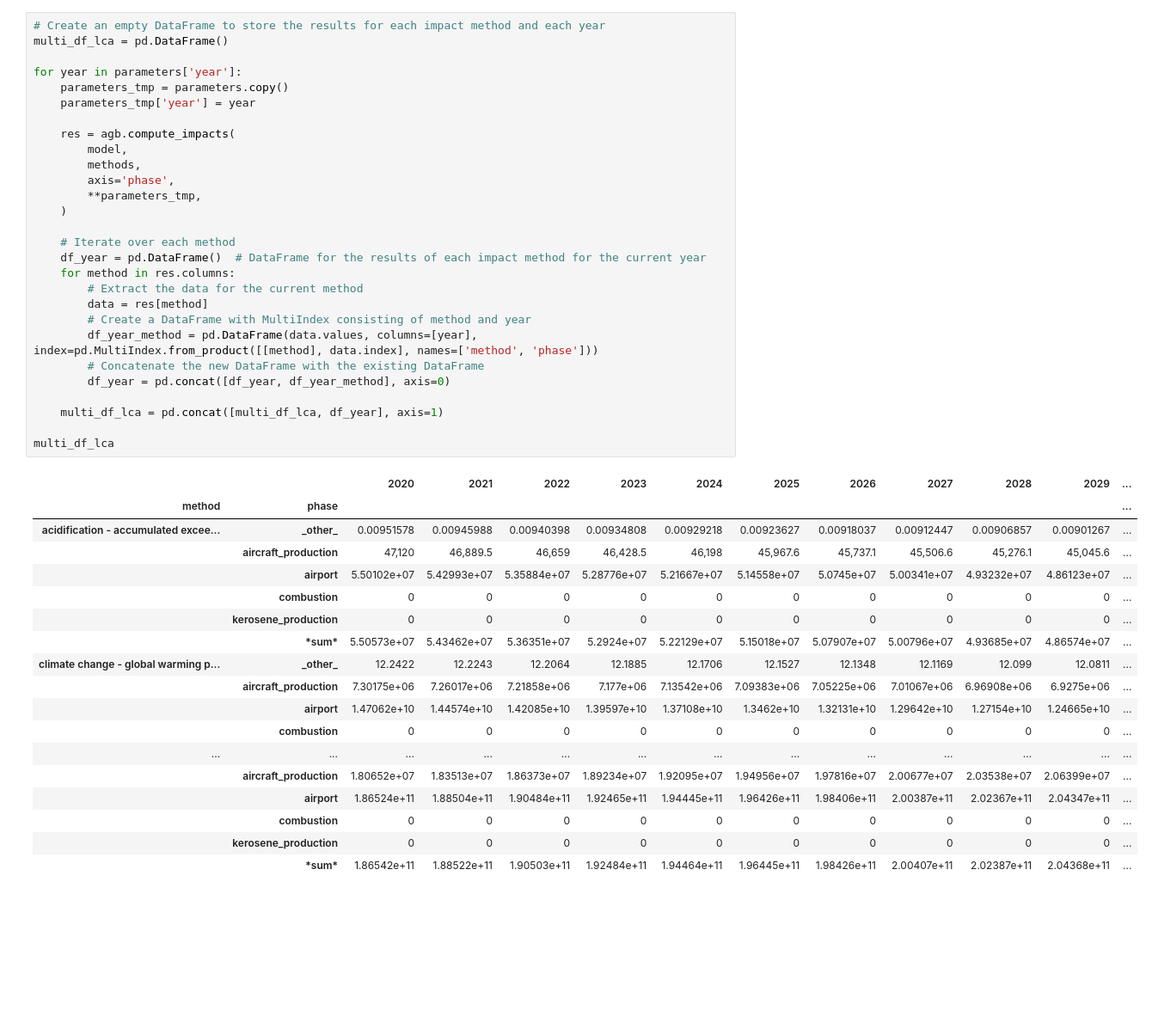
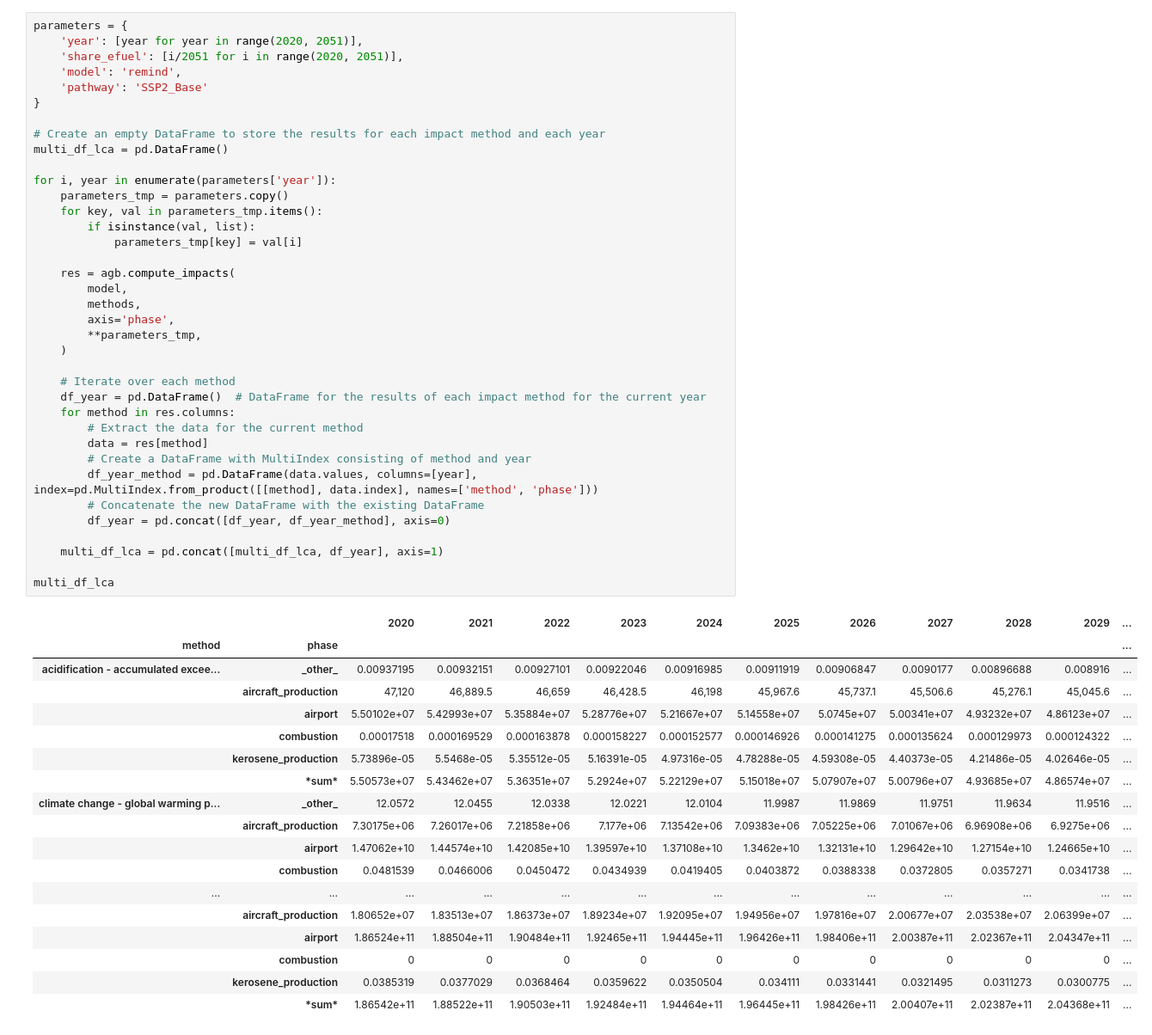
Before and after one commit to felixpollet/LCAv, a Jupyter notebook: lcav/notebook/test_premise.ipynb, the cells around one changed output. Shown at 86% size. Cells and saved outputs as stored; diff of their text form; blank space fills up the shorter version.

```diff
--- a/lcav/notebook/test_premise.ipynb
+++ b/lcav/notebook/test_premise.ipynb
@@ -116,49 +154,58 @@ res
 | 2058 | 3.33958e+07 | 6.78011e+09 | 3.17338e+09 | 2.46323e+11 |
 | 2059 | 3.29825e+07 | 6.61592e+09 | 3.14365e+09 | 2.47444e+11 |
 # %%
+parameters = {
+    'year': [year for year in range(2020, 2051)],
+    'share_efuel': [i/2051 for i in range(2020, 2051)],
+    'model': 'remind',
+    'pathway': 'SSP2_Base'
+}
+
 # Create an empty DataFrame to store the results for each impact method and each year
 multi_df_lca = pd.DataFrame()
 
-for year in parameters['year']:
+for i, year in enumerate(parameters['year']):
     parameters_tmp = parameters.copy()
-    parameters_tmp['year'] = year
+    for key, val in parameters_tmp.items():
+        if isinstance(val, list):
+            parameters_tmp[key] = val[i]
 
     res = agb.compute_impacts(
         model,
         methods,
         axis='phase',
         **parameters_tmp,
     )
 
     # Iterate over each method
     df_year = pd.DataFrame()  # DataFrame for the results of each impact method for the current year
     for method in res.columns:
         # Extract the data for the current method
         data = res[method]
         # Create a DataFrame with MultiIndex consisting of method and year
         df_year_method = pd.DataFrame(data.values, columns=[year], index=pd.MultiIndex.from_product([[method], data.index], names=['method', 'phase']))
         # Concatenate the new DataFrame with the existing DataFrame
         df_year = pd.concat([df_year, df_year_method], axis=0)
 
     multi_df_lca = pd.concat([multi_df_lca, df_year], axis=1)
 
 multi_df_lca
 # %% [output]
 |  |  | 2020 | 2021 | 2022 | 2023 | 2024 | 2025 | 2026 | 2027 | 2028 | 2029 | ... |
 | method | phase |  |  |  |  |  |  |  |  |  |  | ... |
-| acidification - accumulated excee... | _other_ | 0.00951578 | 0.00945988 | 0.00940398 | 0.00934808 | 0.00929218 | 0.00923627 | 0.00918037 | 0.00912447 | 0.00906857 | 0.00901267 | ... |
+| acidification - accumulated excee... | _other_ | 0.00937195 | 0.00932151 | 0.00927101 | 0.00922046 | 0.00916985 | 0.00911919 | 0.00906847 | 0.0090177 | 0.00896688 | 0.008916 | ... |
 |  | aircraft_production | 47,120 | 46,889.5 | 46,659 | 46,428.5 | 46,198 | 45,967.6 | 45,737.1 | 45,506.6 | 45,276.1 | 45,045.6 | ... |
 |  | airport | 5.50102e+07 | 5.42993e+07 | 5.35884e+07 | 5.28776e+07 | 5.21667e+07 | 5.14558e+07 | 5.0745e+07 | 5.00341e+07 | 4.93232e+07 | 4.86123e+07 | ... |
-|  | combustion | 0 | 0 | 0 | 0 | 0 | 0 | 0 | 0 | 0 | 0 | ... |
-|  | kerosene_production | 0 | 0 | 0 | 0 | 0 | 0 | 0 | 0 | 0 | 0 | ... |
+|  | combustion | 0.00017518 | 0.000169529 | 0.000163878 | 0.000158227 | 0.000152577 | 0.000146926 | 0.000141275 | 0.000135624 | 0.000129973 | 0.000124322 | ... |
+|  | kerosene_production | 5.73896e-05 | 5.5468e-05 | 5.35512e-05 | 5.16391e-05 | 4.97316e-05 | 4.78288e-05 | 4.59308e-05 | 4.40373e-05 | 4.21486e-05 | 4.02646e-05 | ... |
 |  | *sum* | 5.50573e+07 | 5.43462e+07 | 5.36351e+07 | 5.2924e+07 | 5.22129e+07 | 5.15018e+07 | 5.07907e+07 | 5.00796e+07 | 4.93685e+07 | 4.86574e+07 | ... |
-| climate change - global warming p... | _other_ | 12.2422 | 12.2243 | 12.2064 | 12.1885 | 12.1706 | 12.1527 | 12.1348 | 12.1169 | 12.099 | 12.0811 | ... |
+| climate change - global warming p... | _other_ | 12.0572 | 12.0455 | 12.0338 | 12.0221 | 12.0104 | 11.9987 | 11.9869 | 11.9751 | 11.9634 | 11.9516 | ... |
 |  | aircraft_production | 7.30175e+06 | 7.26017e+06 | 7.21858e+06 | 7.177e+06 | 7.13542e+06 | 7.09383e+06 | 7.05225e+06 | 7.01067e+06 | 6.96908e+06 | 6.9275e+06 | ... |
 |  | airport | 1.47062e+10 | 1.44574e+10 | 1.42085e+10 | 1.39597e+10 | 1.37108e+10 | 1.3462e+10 | 1.32131e+10 | 1.29642e+10 | 1.27154e+10 | 1.24665e+10 | ... |
-|  | combustion | 0 | 0 | 0 | 0 | 0 | 0 | 0 | 0 | 0 | 0 | ... |
+|  | combustion | 0.0481539 | 0.0466006 | 0.0450472 | 0.0434939 | 0.0419405 | 0.0403872 | 0.0388338 | 0.0372805 | 0.0357271 | 0.0341738 | ... |
 | ... | ... | ... | ... | ... | ... | ... | ... | ... | ... | ... | ... | ... |
 |  | aircraft_production | 1.80652e+07 | 1.83513e+07 | 1.86373e+07 | 1.89234e+07 | 1.92095e+07 | 1.94956e+07 | 1.97816e+07 | 2.00677e+07 | 2.03538e+07 | 2.06399e+07 | ... |
 |  | airport | 1.86524e+11 | 1.88504e+11 | 1.90484e+11 | 1.92465e+11 | 1.94445e+11 | 1.96426e+11 | 1.98406e+11 | 2.00387e+11 | 2.02367e+11 | 2.04347e+11 | ... |
 |  | combustion | 0 | 0 | 0 | 0 | 0 | 0 | 0 | 0 | 0 | 0 | ... |
-|  | kerosene_production | 0 | 0 | 0 | 0 | 0 | 0 | 0 | 0 | 0 | 0 | ... |
+|  | kerosene_production | 0.0385319 | 0.0377029 | 0.0368464 | 0.0359622 | 0.0350504 | 0.034111 | 0.0331441 | 0.0321495 | 0.0311273 | 0.0300775 | ... |
 |  | *sum* | 1.86542e+11 | 1.88522e+11 | 1.90503e+11 | 1.92484e+11 | 1.94464e+11 | 1.96445e+11 | 1.98426e+11 | 2.00407e+11 | 2.02387e+11 | 2.04368e+11 | ... |
```
Also changed, not shown: parts of 12 cells of this notebook, 5 other files.
